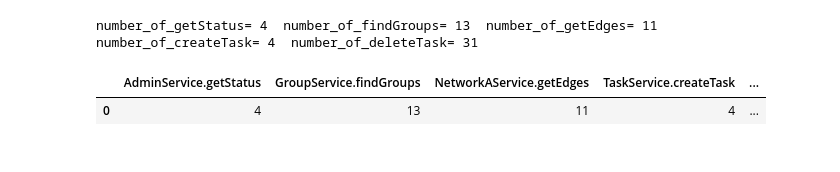
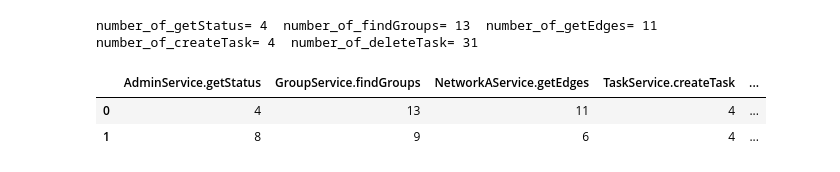
Before and after one commit to ndexbio/ndex-stats-jupyter-notebooks, a Jupyter notebook: first_attempt_to_visualize_data.ipynb, the cells around one changed output. Drawn from its saved outputs; the diff is of its cells as text; code cells hidden in the pictures.

```diff
--- a/first_attempt_to_visualize_data.ipynb
+++ b/first_attempt_to_visualize_data.ipynb
@@ -54,7 +30,6 @@ except:
 # conn.cursor will return a cursor object, you can use this cursor to perform queries
 cursor = conn.cursor()
 # print "Connected!\n"
-
 
 
 query1 = "select count(*) from ndexstats where api = 'AdminService.getStatus'"
@@ -76,35 +51,36 @@ number_of_getEdges = cursor.fetchone()[0]
 
 cursor.execute(query4)
 number_of_createTask = cursor.fetchone()[0]
 
 cursor.execute(query5)
 number_of_deleteTask = cursor.fetchone()[0]
 
 cursor.close()
 conn.close()
 
 print "number_of_getStatus=", number_of_getStatus, " number_of_findGroups=", number_of_findGroups, \
     " number_of_getEdges=", number_of_getEdges, " number_of_createTask=", number_of_createTask, \
     " number_of_deleteTask=", number_of_deleteTask
 
 
 #apis = ['getStatus', 'findGroups', 'getEdges', 'createTask', 'deleteTask' ]
 #number_of_calls = [number_of_getStatus, number_of_findGroups, \
 #                   number_of_getEdges, number_of_createTask, number_of_deleteTask]
 
 #dataSet = list(zip(apis, number_of_calls))
 #print 'dataSet=', dataSet
 
 df = pd.DataFrame({
-    'AdminService.getStatus': [number_of_getStatus],
-    'GroupService.findGroups': [number_of_findGroups],
-    'NetworkAService.getEdges': [number_of_getEdges],
-    'TaskService.createTask': [number_of_createTask],
-    'TaskService.deleteTask': [number_of_deleteTask],
+    'AdminService.getStatus': [number_of_getStatus, 8],
+    'GroupService.findGroups': [number_of_findGroups, 9],
+    'NetworkAService.getEdges': [number_of_getEdges, 6],
+    'TaskService.createTask': [number_of_createTask, 4],
+    'TaskService.deleteTask': [number_of_deleteTask, 22],
 })
 
 df
 # %% [output]
 number_of_getStatus= 4  number_of_findGroups= 13  number_of_getEdges= 11  number_of_createTask= 4  number_of_deleteTask= 31
 |  | AdminService.getStatus | GroupService.findGroups | NetworkAService.getEdges | TaskService.createTask | ... |
 | 0 | 4 | 13 | 11 | 4 | ... |
+| 1 | 8 | 9 | 6 | 4 | ... |
```
Also changed, not shown: parts of 4 cells of this notebook, 1 other file.
